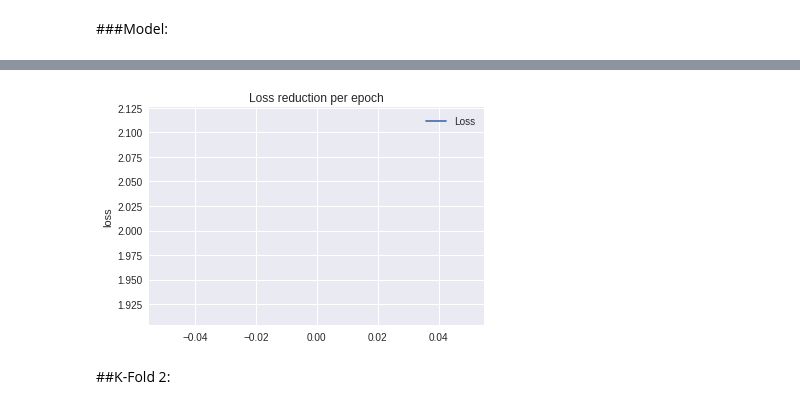
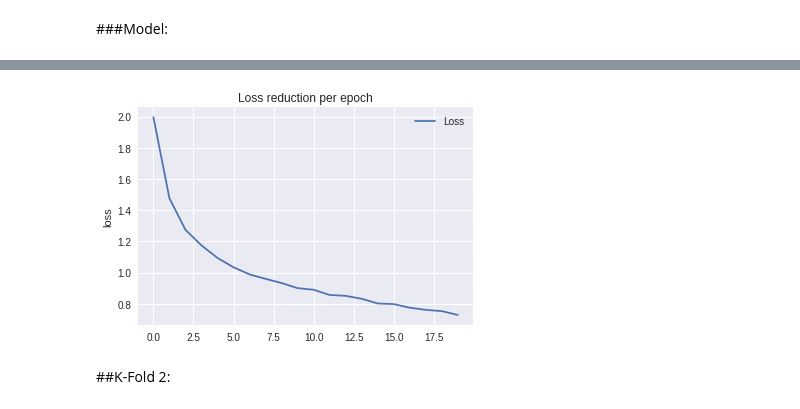
Before and after one commit to ashfarhangi/Computer-Vision-Classification, a Jupyter notebook: K_Fold.ipynb, the cells around one changed output, grey strips where cells are left out. Cells and saved outputs as stored; diff of their text form; code cells hidden in the pictures.

```diff
--- a/K_Fold.ipynb
+++ b/K_Fold.ipynb
@@ -108,7 +99,7 @@ datagen.fit(X_train)
 
 #batch size 64 gives the best result following by 128 which results in below 89%
 batch_size = 64
-epochs = 1
+epochs = 20
 history = model.fit_generator(datagen.flow(X_train, y_train, batch_size=batch_size),steps_per_epoch=X_train.shape[0] // batch_size, epochs=epochs,verbose=1,validation_data=[X_train_val,y_train_val])
 
 score1 = model.evaluate(X_test, y_test, batch_size=128, verbose=1)
@@ -138,4 +136,4 @@ Test accuracy:  57.03
-[figure, old version]
+[figure, new version]
 # %% [markdown]
 ##K-Fold 2:
 # %%
```
Also changed, not shown: parts of 12 cells of this notebook.
